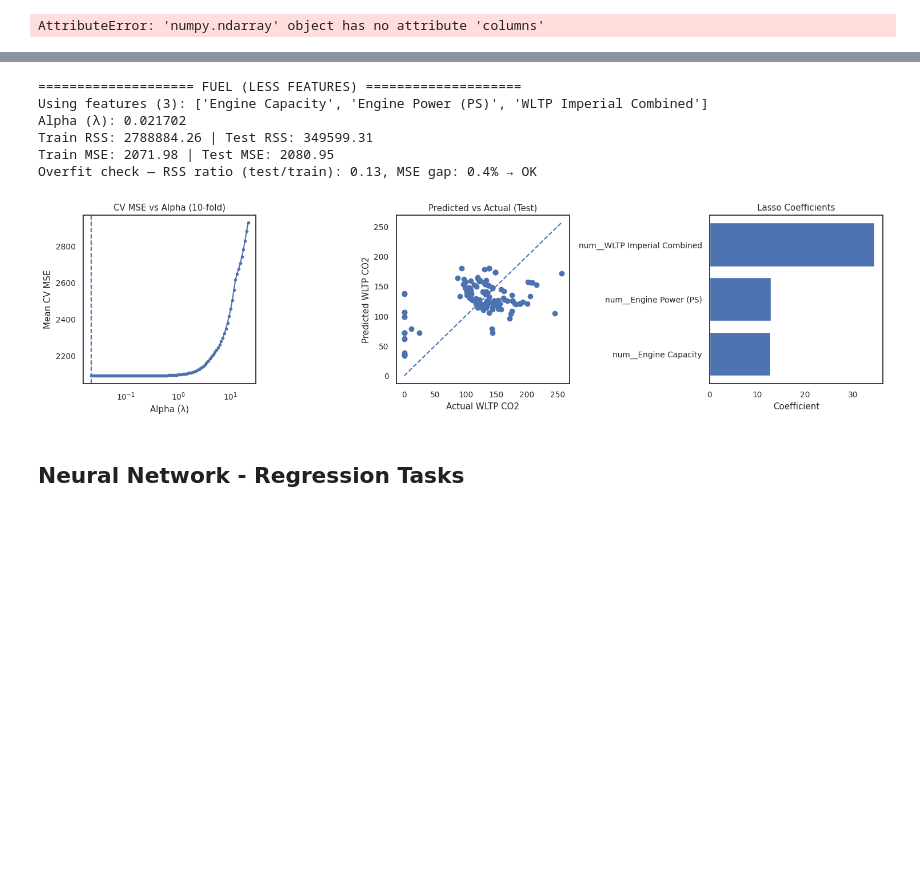
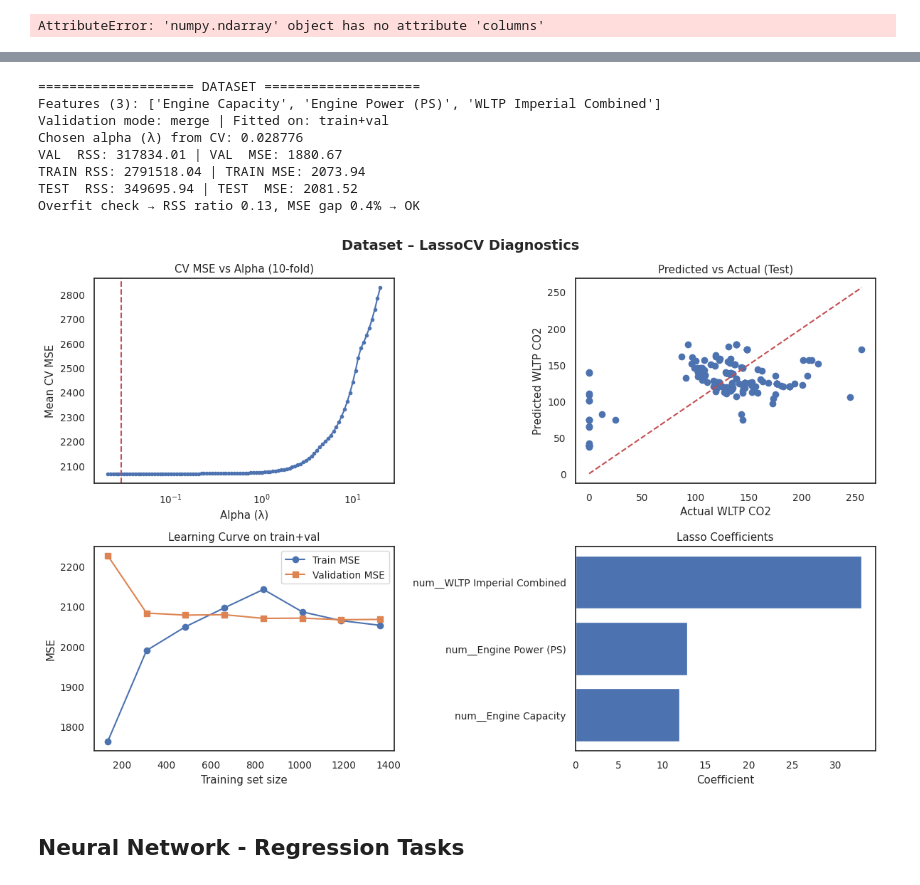
Before and after one commit to damian2551/Predictive-Modelling-of-Gas-Emissions-from-Cars, a Jupyter notebook: Assignment_2.ipynb, the cells around one changed output, grey strips where cells are left out. Drawn from its saved outputs; the diff is of its cells as text; code cells hidden in the pictures; blank space fills up the shorter version.

```diff
--- a/Assignment_2.ipynb
+++ b/Assignment_2.ipynb
@@ -864,26 +868,26 @@ Overfit check — RSS ratio (test/train): 0.10, MSE gap: -17.9% → OK
 # %%
 # Example 3 — Lock alpha to a known value (e.g., from a previous CV run)
 (X_train, X_val, X_test, y_train, y_val, y_test) = [
     data_split("WLTP CO2", data_hybrid)[k] for k in
     ["X_train", "X_val", "X_test", "y_train", "y_val", "y_test"]
 ]
 
 res_fuel_locked, pipe_fuel_locked = feature_select_lasso(
     X_train, X_test, y_train, y_test,
-    features=fuel_feats,
-    dataset_name="Fuel (less features)",
-    cv=10
-    #lock_alpha=True,
-    #alpha_value=0.02
+    X_val=X_val, y_val=y_val,
+    validation_mode="merge",
+    features=fuel_feats, cv=10, show_plots=True
 )
 # %% [output]
-==================== FUEL (LESS FEATURES) ====================
-Using features (3): ['Engine Capacity', 'Engine Power (PS)', 'WLTP Imperial Combined']
-Alpha (λ): 0.021702
-Train RSS: 2788884.26 | Test RSS: 349599.31
-Train MSE: 2071.98 | Test MSE: 2080.95
-Overfit check — RSS ratio (test/train): 0.13, MSE gap: 0.4% → OK
+==================== DATASET ====================
+Features (3): ['Engine Capacity', 'Engine Power (PS)', 'WLTP Imperial Combined']
+Validation mode: merge | Fitted on: train+val
+Chosen alpha (λ) from CV: 0.028776
+VAL  RSS: 317834.01 | VAL  MSE: 1880.67
+TRAIN RSS: 2791518.04 | TRAIN MSE: 2073.94
+TEST  RSS: 349695.94 | TEST  MSE: 2081.52
+Overfit check → RSS ratio 0.13, MSE gap 0.4% → OK
-[figure, old version]
+[figure, new version]
 # %% [markdown]
 ## Neural Network - Regression Tasks
 # %% [markdown]
```
Also changed, not shown: parts of 5 cells of this notebook.
